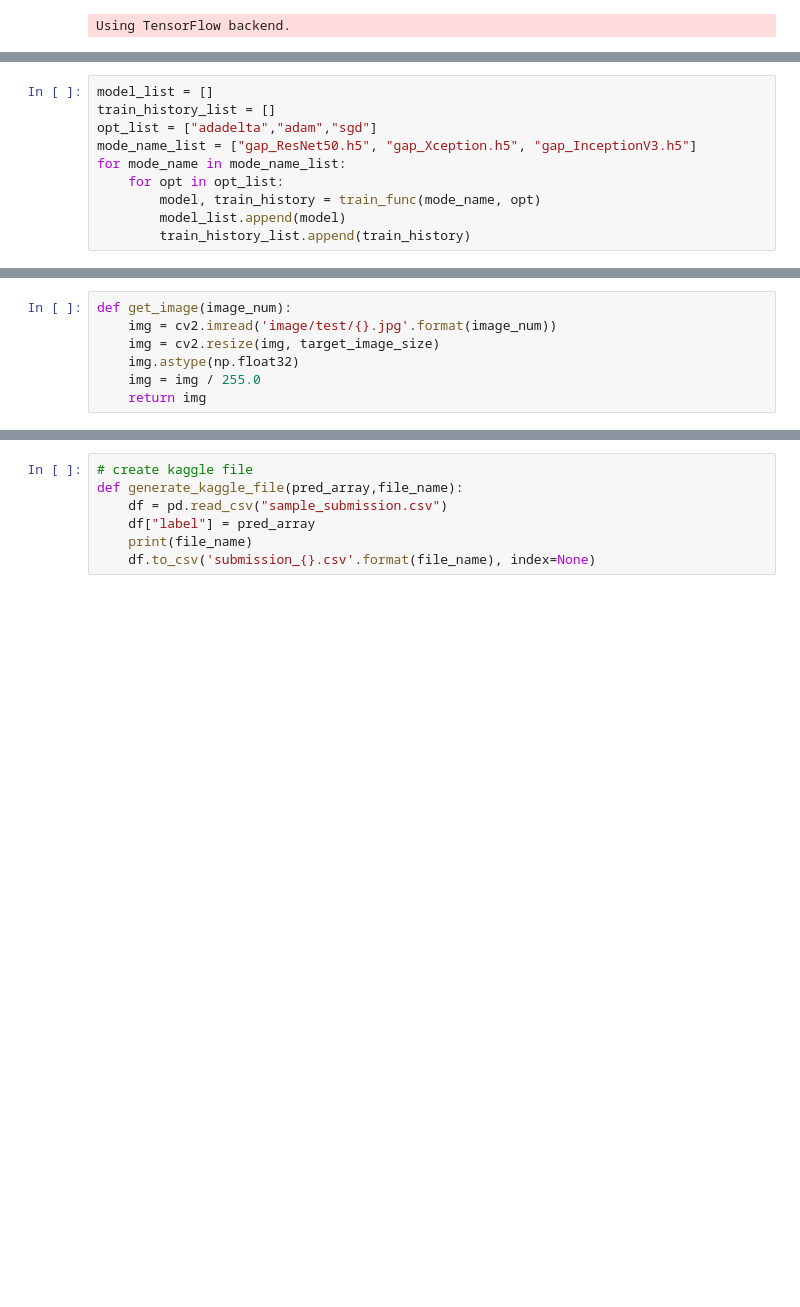
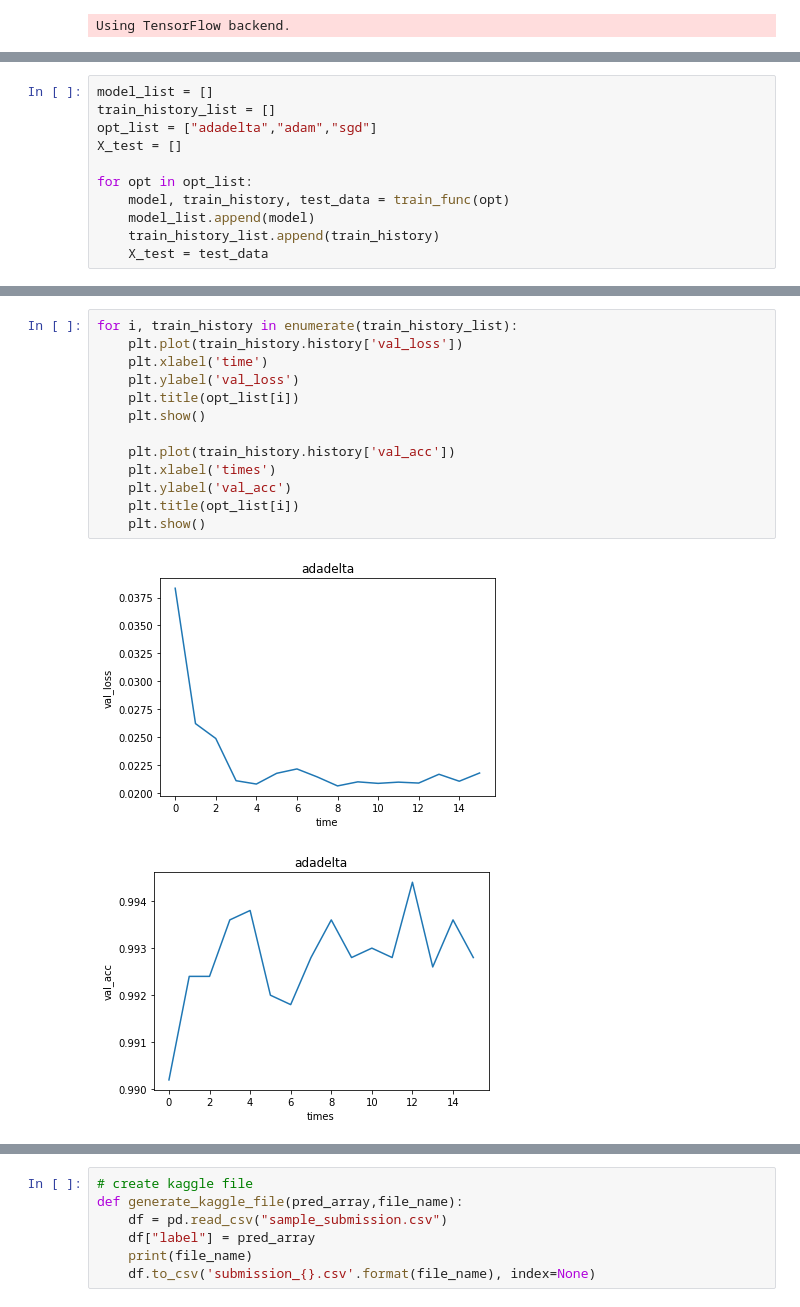
Before and after one commit to honghuanghui/MachineLearningProjects, a Jupyter notebook: cat_or_dog_identifier.ipynb, the cells around one changed output, grey strips where cells are left out. Drawn from its saved outputs; the diff is of its cells as text; blank space fills up the shorter version.

```diff
--- a/cat_or_dog_identifier.ipynb
+++ b/cat_or_dog_identifier.ipynb
@@ -154,10 +199,11 @@ def train_func(mode_name, optimizer_name="adam"):
 model_list = []
 train_history_list = []
 opt_list = ["adadelta","adam","sgd"]
-mode_name_list = ["gap_ResNet50.h5", "gap_Xception.h5", "gap_InceptionV3.h5"]
-for mode_name in mode_name_list:
-    for opt in opt_list:
-        model, train_history = train_func(mode_name, opt)
-        model_list.append(model)
-        train_history_list.append(train_history)
+X_test = []
+
+for opt in opt_list:
+    model, train_history, test_data = train_func(opt)
+    model_list.append(model)
+    train_history_list.append(train_history)
+    X_test = test_data
 # %% [output]
@@ -181,7 +227,16 @@ Epoch 2/8
-# %%
-def get_image(image_num):
-    img = cv2.imread('image/test/{}.jpg'.format(image_num))
-    img = cv2.resize(img, target_image_size)
-    img.astype(np.float32)
-    img = img / 255.0
-    return img
+# %%
+for i, train_history in enumerate(train_history_list):
+    plt.plot(train_history.history['val_loss'])
+    plt.xlabel('time')
+    plt.ylabel('val_loss')
+    plt.title(opt_list[i])
+    plt.show()
+
+    plt.plot(train_history.history['val_acc'])
+    plt.xlabel('times')
+    plt.ylabel('val_acc')
+    plt.title(opt_list[i])
+    plt.show()
+# %% [output]
+[figure, added]
+[figure, added]
```
Also changed, not shown: parts of 13 cells of this notebook, 4 other files.
